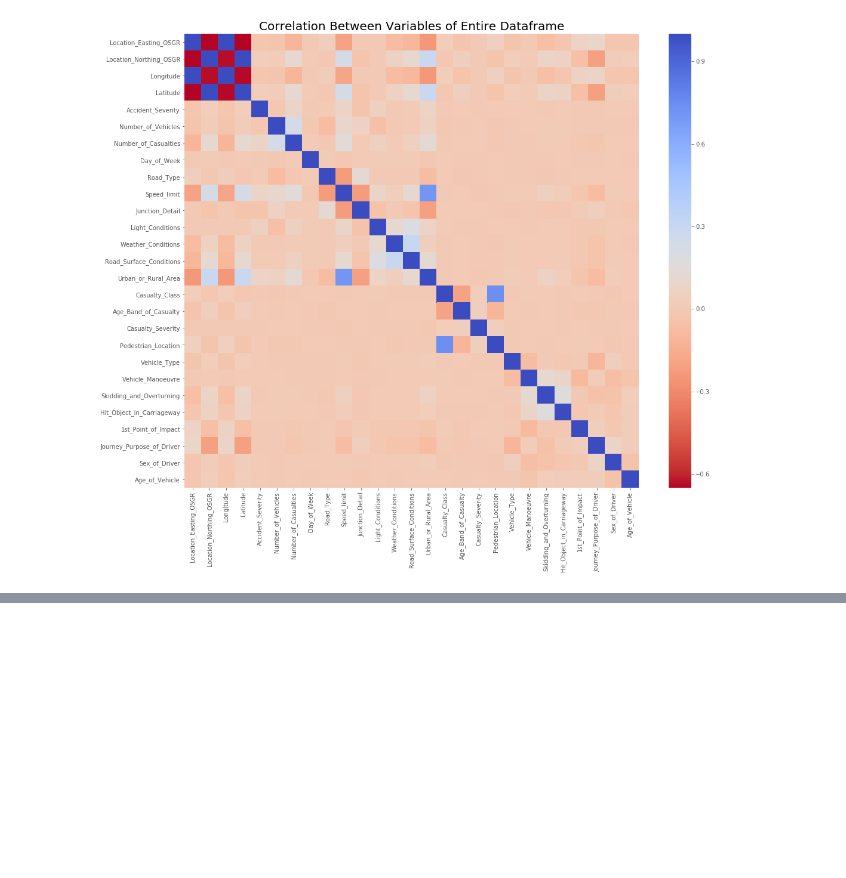
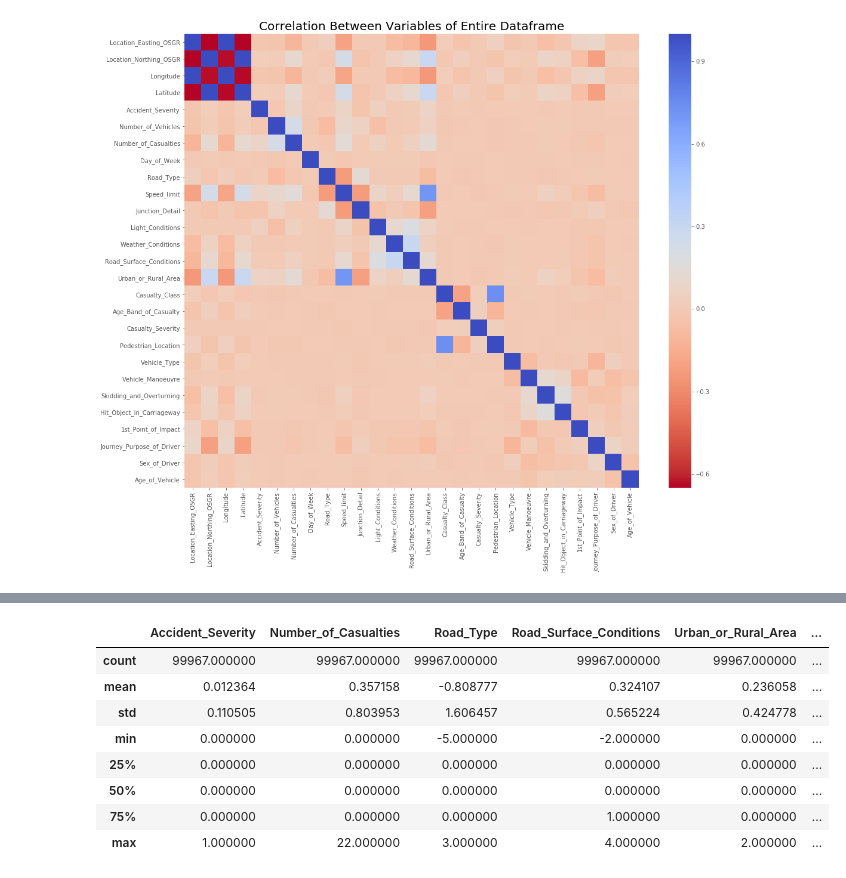
Before and after one commit to BrunoJay/Python-recess-project, a Jupyter notebook: marveditioncleaning.ipynb, the cells around one changed output, grey strips where cells are left out. Cells and saved outputs as stored; diff of their text form; code cells hidden in the pictures; blank space fills up the shorter version.

```diff
--- a/marveditioncleaning.ipynb
+++ b/marveditioncleaning.ipynb
@@ -207,0 +267,17 @@ plt.show()
+# %%
+#Scaling
+#rob scalers is less prone to outliers
+from sklearn.preprocessing import StandardScaler, RobustScaler
+std_scaler = StandardScaler()
+rob_scaler = RobustScaler()
+all_data_2['Accident_Severity'] = rob_scaler.fit_transform(all_data_2['Accident_Severity'].values.reshape(-1,1))
+all_data_2['Number_of_Casualties'] = rob_scaler.fit_transform(all_data_2['Number_of_Casualties'].values.reshape(-1,1))
+all_data_2['Road_Type'] = rob_scaler.fit_transform(all_data_2['Road_Type'].values.reshape(-1,1))
+all_data_2['Road_Surface_Conditions'] = rob_scaler.fit_transform(all_data_2['Road_Surface_Conditions'].values.reshape(-1,1))
+all_data_2['Urban_or_Rural_Area'] = rob_scaler.fit_transform(all_data_2['Urban_or_Rural_Area'].values.reshape(-1,1))
+all_data_2['Age_Band_of_Casualty'] = rob_scaler.fit_transform(all_data_2['Age_Band_of_Casualty'].values.reshape(-1,1))
+all_data_2['Pedestrian_Location'] = rob_scaler.fit_transform(all_data_2['Pedestrian_Location'].values.reshape(-1,1))
+all_data_2['Vehicle_Manoeuvre'] = rob_scaler.fit_transform(all_data_2['Vehicle_Manoeuvre'].values.reshape(-1,1))
+all_data_2['Skidding_and_Overturning'] = rob_scaler.fit_transform(all_data_2['Skidding_and_Overturning'].values.reshape(-1,1))
+all_data_2['1st_Point_of_Impact'] = rob_scaler.fit_transform(all_data_2['1st_Point_of_Impact'].values.reshape(-1,1))
+all_data_2['Sex_of_Driver'] = rob_scaler.fit_transform(all_data_2['Sex_of_Driver'].values.reshape(-1,1))
@@ -207,0 +294,12 @@ plt.show()
+# %%
+all_data_2.describe()
+# %% [output]
+|  | Accident_Severity | Number_of_Casualties | Road_Type | Road_Surface_Conditions | Urban_or_Rural_Area | ... |
+| count | 99967.000000 | 99967.000000 | 99967.000000 | 99967.000000 | 99967.000000 | ... |
+| mean | 0.012364 | 0.357158 | -0.808777 | 0.324107 | 0.236058 | ... |
+| std | 0.110505 | 0.803953 | 1.606457 | 0.565224 | 0.424778 | ... |
+| min | 0.000000 | 0.000000 | -5.000000 | -2.000000 | 0.000000 | ... |
+| 25% | 0.000000 | 0.000000 | 0.000000 | 0.000000 | 0.000000 | ... |
+| 50% | 0.000000 | 0.000000 | 0.000000 | 0.000000 | 0.000000 | ... |
+| 75% | 0.000000 | 0.000000 | 0.000000 | 1.000000 | 0.000000 | ... |
+| max | 1.000000 | 22.000000 | 3.000000 | 4.000000 | 2.000000 | ... |
```
Also changed, not shown: parts of 8 cells of this notebook.
